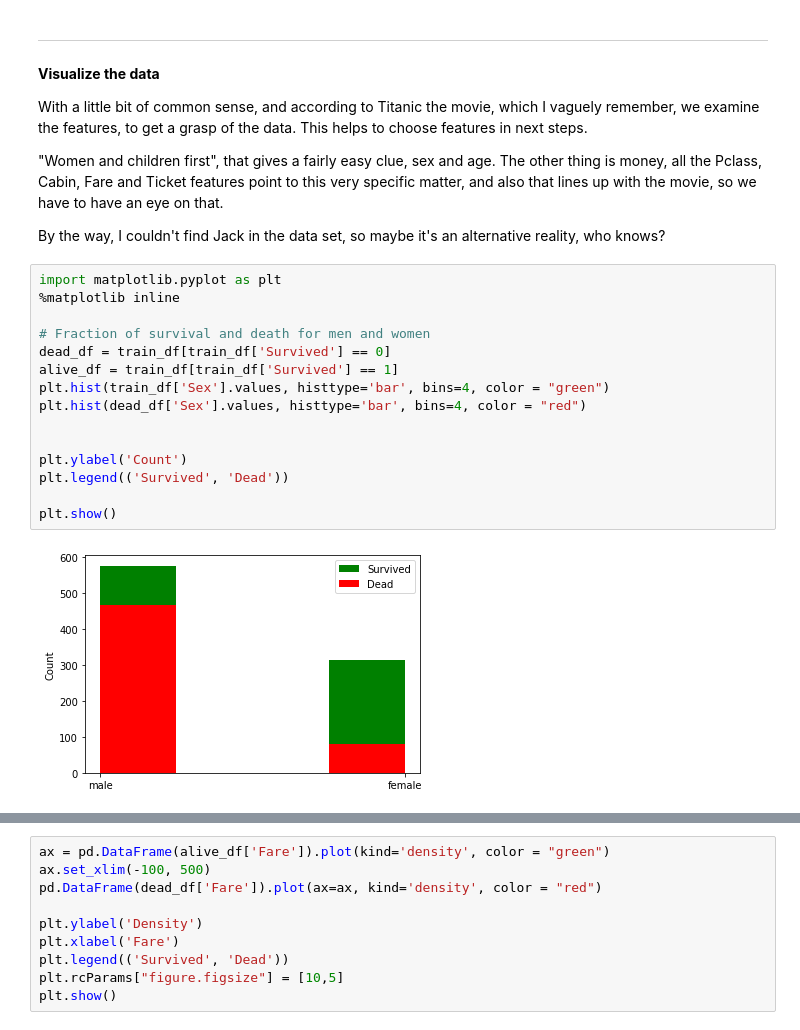
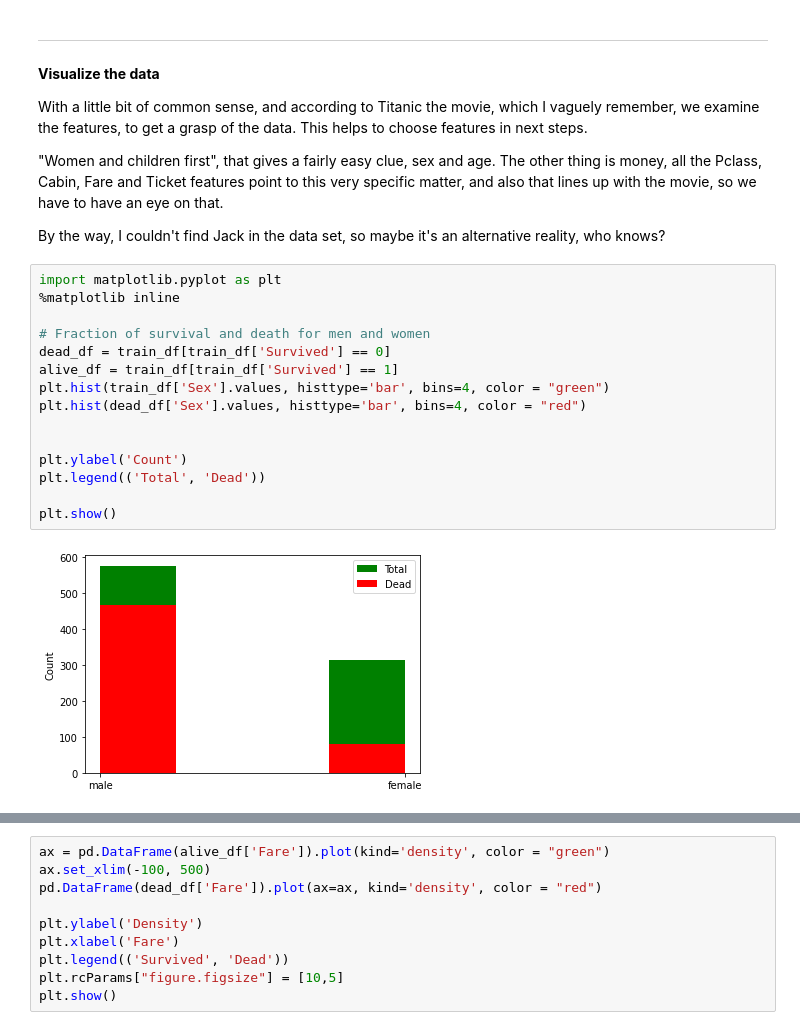
Before and after one commit to URAmiRBin/datamining-exercises, a Jupyter notebook: decision-tree/jupyter-titanic.ipynb, the cells around one changed output, grey strips where cells are left out. Drawn from its saved outputs; the diff is of its cells as text.

```diff
--- a/decision-tree/jupyter-titanic.ipynb
+++ b/decision-tree/jupyter-titanic.ipynb
@@ -67,20 +67,20 @@ By the way, I couldn't find Jack in the data set, so maybe it's an alternative r
 # %%
 import matplotlib.pyplot as plt
 %matplotlib inline
 
 # Fraction of survival and death for men and women
 dead_df = train_df[train_df['Survived'] == 0]
 alive_df = train_df[train_df['Survived'] == 1]
 plt.hist(train_df['Sex'].values, histtype='bar', bins=4, color = "green")
 plt.hist(dead_df['Sex'].values, histtype='bar', bins=4, color = "red")
 
 
 plt.ylabel('Count')
-plt.legend(('Survived', 'Dead'))
+plt.legend(('Total', 'Dead'))
 
 plt.show()
 # %% [output]
-[figure, old version]
+[figure, new version]
 # %%
 plt.hist(train_df['Age'].dropna(axis = 0).values, bins=5, color = "green", range = (0, 80))
 plt.hist(dead_df['Age'].dropna(axis = 0).values, bins=5, color = "red", range = (0, 80))
```
Also changed, not shown: parts of 4 cells of this notebook, 1 other file.
